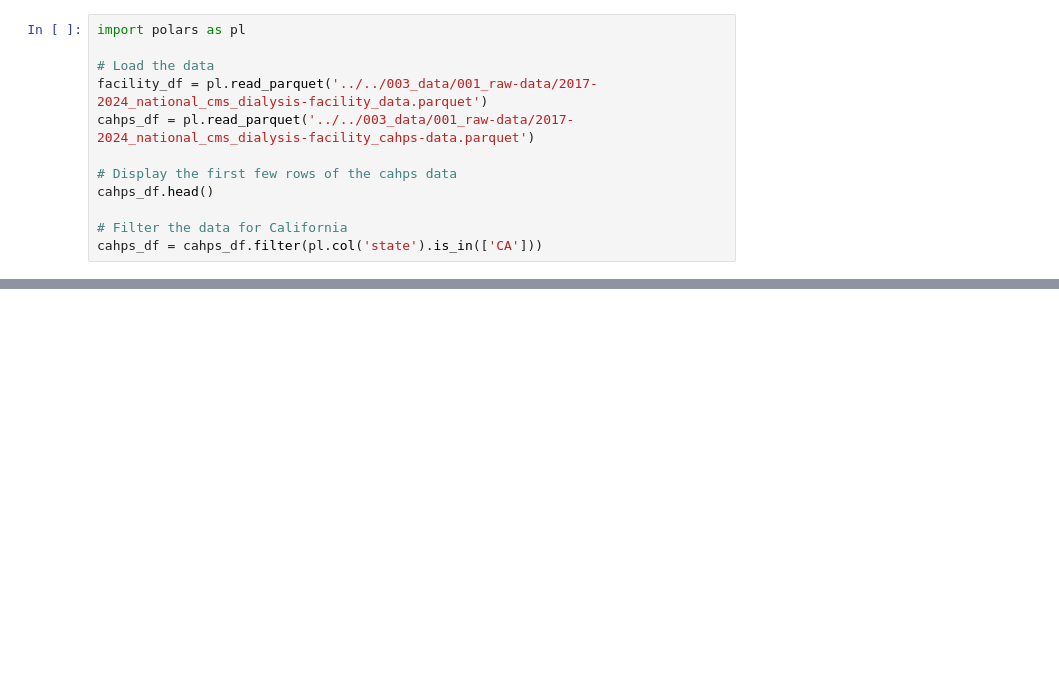
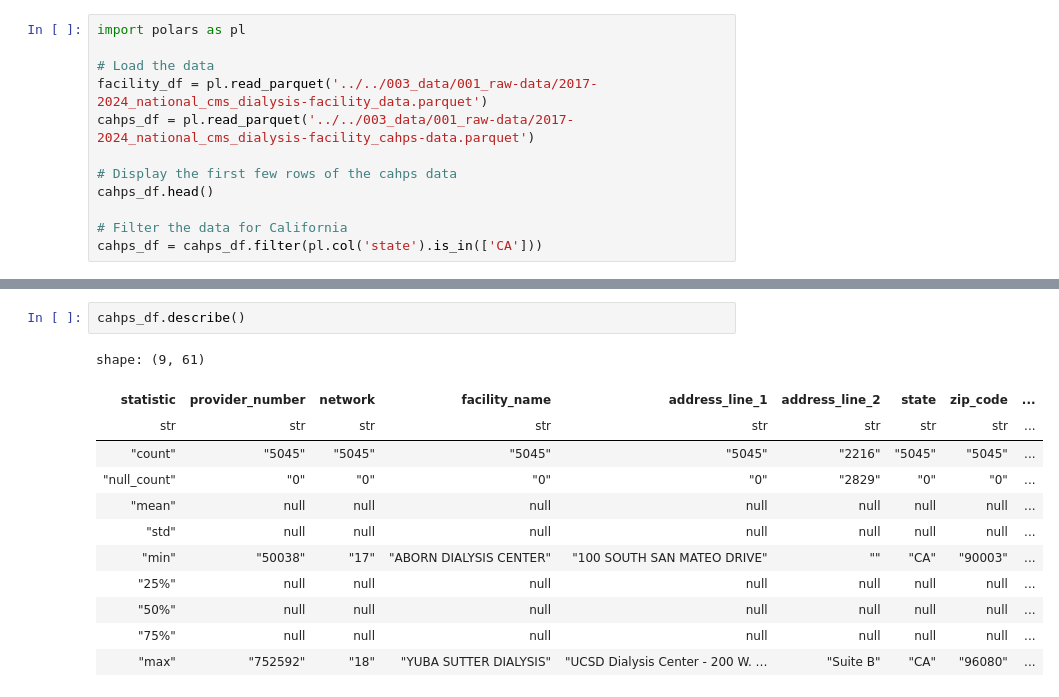
Before and after one commit to MichaelPaulLight/milestone_1, a Jupyter notebook: 004_data-processing-scripts/002_clean-raw-data/national_cms_dialysis-facility_cleaning.ipynb, the cells around one changed output, grey strips where cells are left out. Cells and saved outputs as stored; diff of their text form; blank space fills up the shorter version.

```diff
--- a/004_data-processing-scripts/002_clean-raw-data/national_cms_dialysis-facility_cleaning.ipynb
+++ b/004_data-processing-scripts/002_clean-raw-data/national_cms_dialysis-facility_cleaning.ipynb
@@ -77,4 +70,19 @@ Missing values after processing:
 'county': 0
 
 No rows were dropped. Row count remains 5045.
+# %%
+cahps_df.describe()
+# %% [output]
+shape: (9, 61)
+| statistic | provider_number | network | facility_name | address_line_1 | address_line_2 | state | zip_code | ... |
+| str | str | str | str | str | str | str | str | ... |
+| "count" | "5045" | "5045" | "5045" | "5045" | "2216" | "5045" | "5045" | ... |
+| "null_count" | "0" | "0" | "0" | "0" | "2829" | "0" | "0" | ... |
+| "mean" | null | null | null | null | null | null | null | ... |
+| "std" | null | null | null | null | null | null | null | ... |
+| "min" | "50038" | "17" | "ABORN DIALYSIS CENTER" | "100 SOUTH SAN MATEO DRIVE" | "" | "CA" | "90003" | ... |
+| "25%" | null | null | null | null | null | null | null | ... |
+| "50%" | null | null | null | null | null | null | null | ... |
+| "75%" | null | null | null | null | null | null | null | ... |
+| "max" | "752592" | "18" | "YUBA SUTTER DIALYSIS" | "UCSD Dialysis Center - 200 W. … | "Suite B" | "CA" | "96080" | ... |
 # %%
```
Also changed, not shown: parts of 10 cells of this notebook.
